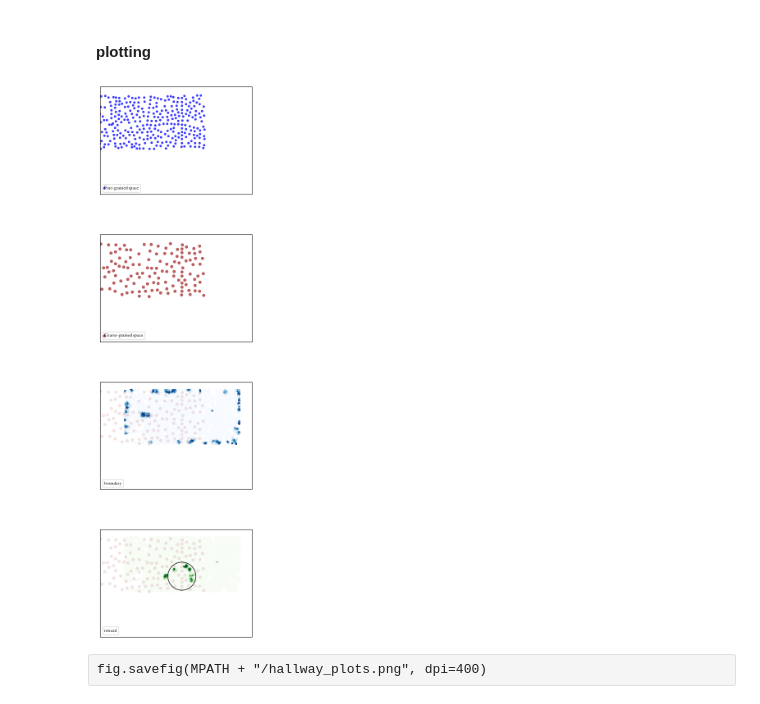
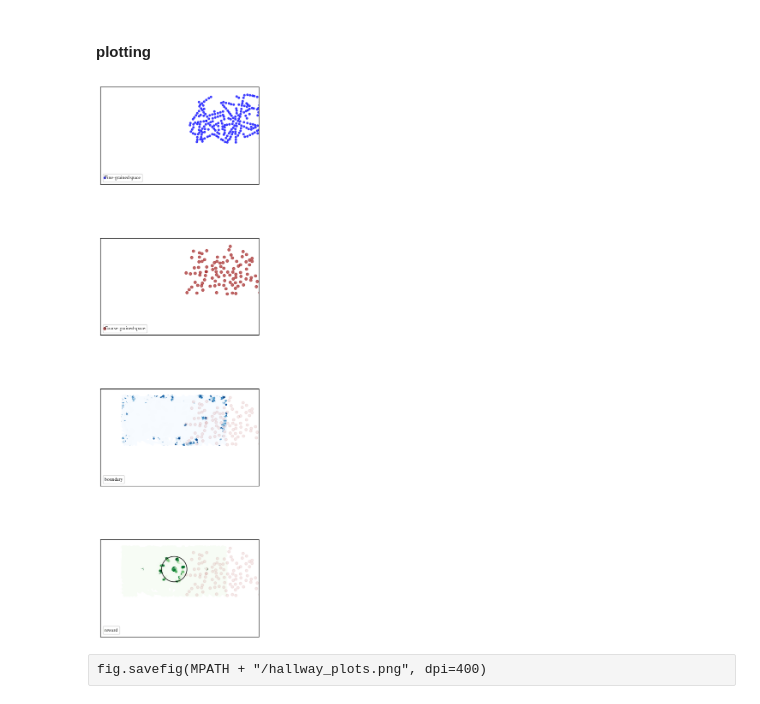
Before and after one commit to iKiru-hub/PCNN, a Jupyter notebook: notebooks/lab_pcore_2.ipynb, the cells around one changed output. Drawn from its saved outputs; the diff is of its cells as text; code cells hidden in the pictures.

```diff
--- a/notebooks/lab_pcore_2.ipynb
+++ b/notebooks/lab_pcore_2.ipynb
@@ -80,6 +83,7 @@ game_settings = {
                               0.23, 0.77]) * GAME_SCALE,
     "max_duration": 10_000,
     "room_thickness": 20,
+    "t_teleport": 100,
     "seed": None,
     "pause": -1,
     "verbose": True
@@ -607,7 +613,7 @@ brain = pclib.Brain(
             rwd_field_mod_coarse=parameters["rwd_field_mod_coarse"],
             col_field_mod_fine=parameters["col_field_mod_fine"],
             col_field_mod_coarse=parameters["col_field_mod_coarse"],
-            action_delay=parameters["action_delay"],
+            action_delay=50,#parameters["action_delay"], # <<<<<<<<<<<<<<<<<<<<<<<<<<<<<<<<<<<<<<<<
             edge_route_interval=parameters["edge_route_interval"],
             forced_duration=parameters["forced_duration"],
             fine_tuning_min_duration=parameters["fine_tuning_min_duration"],
@@ -622,8 +628,8 @@ logger(brain)
 verbose = False
 verbose_min = True
 game_settings["rendering"] = False
-reward_settings["silent_duration"] = 15_000
-game_settings["max_duration"] = 20_000
+reward_settings["silent_duration"] = 30_000
+game_settings["max_duration"] = 40_000
 
 room_name = "Hallway.00"
 
@@ -646,11 +652,17 @@ rw_position = possible_positions [rw_position_idx]
 agent_possible_positions = possible_positions.copy()
 agent_position = agent_possible_positions[np.random.randint(0,
                                             len(agent_possible_positions))]
+rw_tau = reward_settings["tau"] if "tau" in reward_settings else 400
+if "move_threlshold" in reward_settings:
+    rw_move_threshold = reward_settings["move_threshold"]
+else:
+    rw_move_threshold = 2
 
-
+# --- objects
 reward_obj = objects.RewardObj(
-            position=np.array([0.5, 0.4])*GAME_SCALE,
-            #possible_positions=POSSIBLE_POSITIONS.copy(),
+            # position=reward_settings["rw_position"],
+            position=rw_position,
+            possible_positions=possible_positions,
             radius=reward_settings["rw_radius"],
             sigma=reward_settings["rw_sigma"],
             fetching=reward_settings["rw_fetching"],
@@ -658,25 +670,35 @@ reward_obj = objects.RewardObj(
             bounds=room_bounds,
             delay=reward_settings["delay"],
             silent_duration=reward_settings["silent_duration"],
+            fetching_duration=reward_settings["fetching_duration"],
+            use_sprites=global_parameters["use_sprites"],
+            tau=rw_tau,
+            move_threshold=rw_move_threshold,
             transparent=reward_settings["transparent"])
 
 body = objects.AgentBody(
             position=agent_position,
             speed=global_parameters["speed"],
-            possible_positions=possible_positions,
+            possible_positions=agent_possible_positions,
             bounds=game_settings["agent_bounds"],
+            use_sprites=global_parameters["use_sprites"],
             room=room,
             color=(10, 10, 10))
 
+logger(reward_obj)
+
+duration = game_settings["max_duration"]
 
 # --- env
 env = Environment(room=room,
                         agent=body,
                         reward_obj=reward_obj,
+                        duration=game_settings["max_duration"],
                         rw_event=game_settings["rw_event"],
                         verbose=False,
-                        duration=game_settings["max_duration"],
                         visualize=game_settings["rendering"])
+logger(env)
+
 
 """ run game """
 
@@ -736,10 +760,10 @@ for i in tqdm(range(0, brain.get_space_fine_size(), 1)):
 # %%
 fig, axs = plt.subplots(4, 1, figsize=(4, 15))
 fig.set_tight_layout({"h_pad": -0})
-boundsx = (-200, 450)
+boundsx = (-500, 250)
 boundsy = (-300, 160)
-off_bnd = [150, 280]
-off_da = [150, 280]
+off_bnd = [450, 280]
+off_da = [450, 280]
 
 axs = axs.flatten()
 
@@ -813,34 +837,34 @@ axs[2].legend(loc="lower left", handlelength=0, handletextpad=0)
 # -- DA
 axs[3].clear()
 axs[3].scatter(*trajectory.T-np.array(off_da).reshape(-1, 1),
                   c=dac, cmap="Greens",
                s=np.where(dac>-10, 10, 0), alpha=0.9,
                vmin=0, vmax=0.5,
               label="reward")
 axs[3].scatter(*np.array(brain.get_space_coarse_centers()).T,
                        color="brown", s=20, alpha=0.1)
 
 daw = brain.get_da_weights()
 axs[3].scatter(*np.array(brain.get_space_fine_centers()).T,
                        c=daw,
                        s=np.where(daw > 0.01, 20, 1),
                        cmap="Greens", alpha=0.,
                        vmin=0., vmax=0.2)
 circle = Circle(reward_obj.position-np.array(off_da),
                 reward_obj.radius, edgecolor='black', facecolor='none')
 axs[3].add_patch(circle)
 
 axs[3].set_xlim(boundsx)
 axs[3].set_ylim(boundsy)
 axs[3].set_xticks(())
 axs[3].set_yticks(())
 #axs[3].set_title(f"DA")
 axs[3].legend(loc="lower left", handlelength=0, handletextpad=0)
 axs[3].set_aspect('equal', adjustable='box')
 
 plt.show()
 # %% [output]
-[figure, old version]
+[figure, new version]
 # %% [raw]
 fig.savefig(MPATH + "/hallway_plots.png", dpi=400)
 # %%
```
Also changed, not shown: parts of 31 cells of this notebook.
